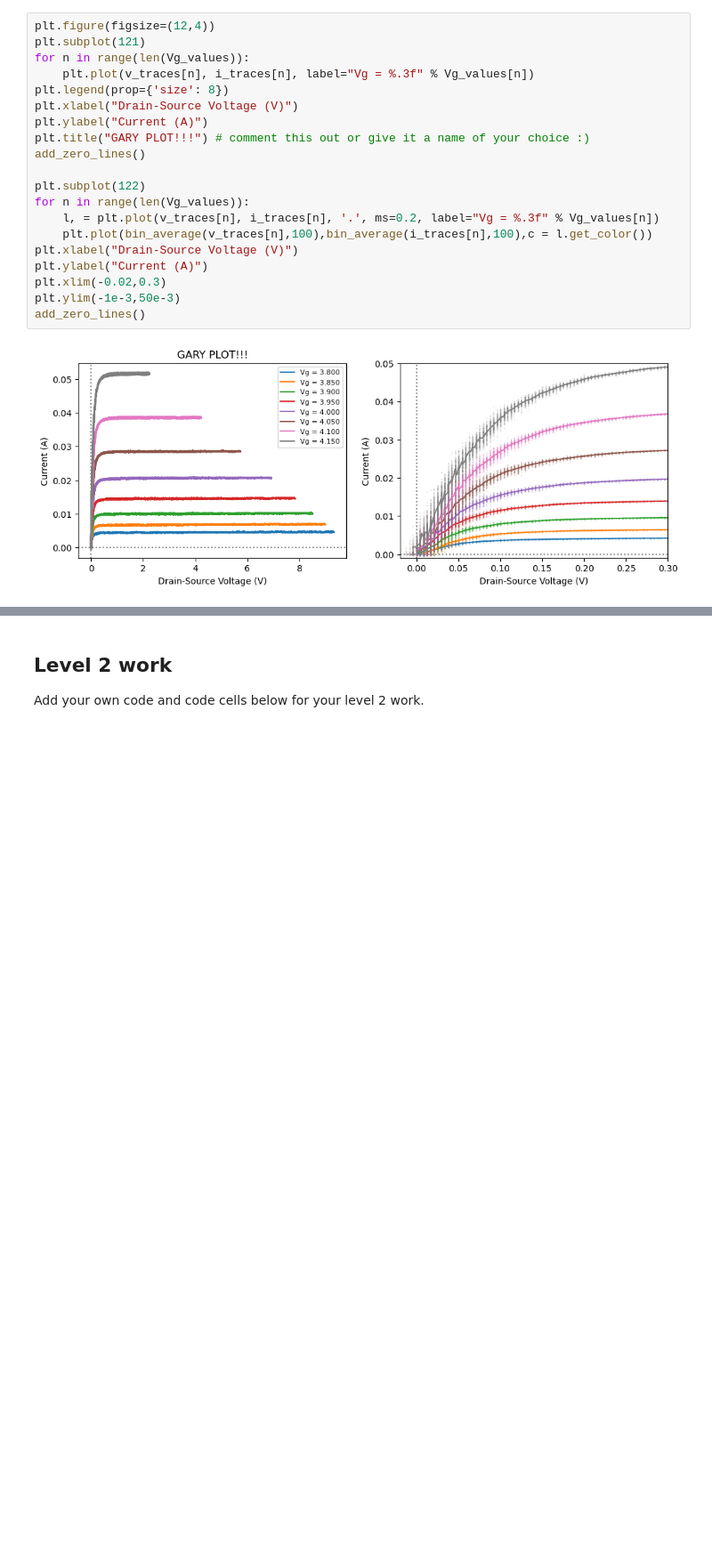
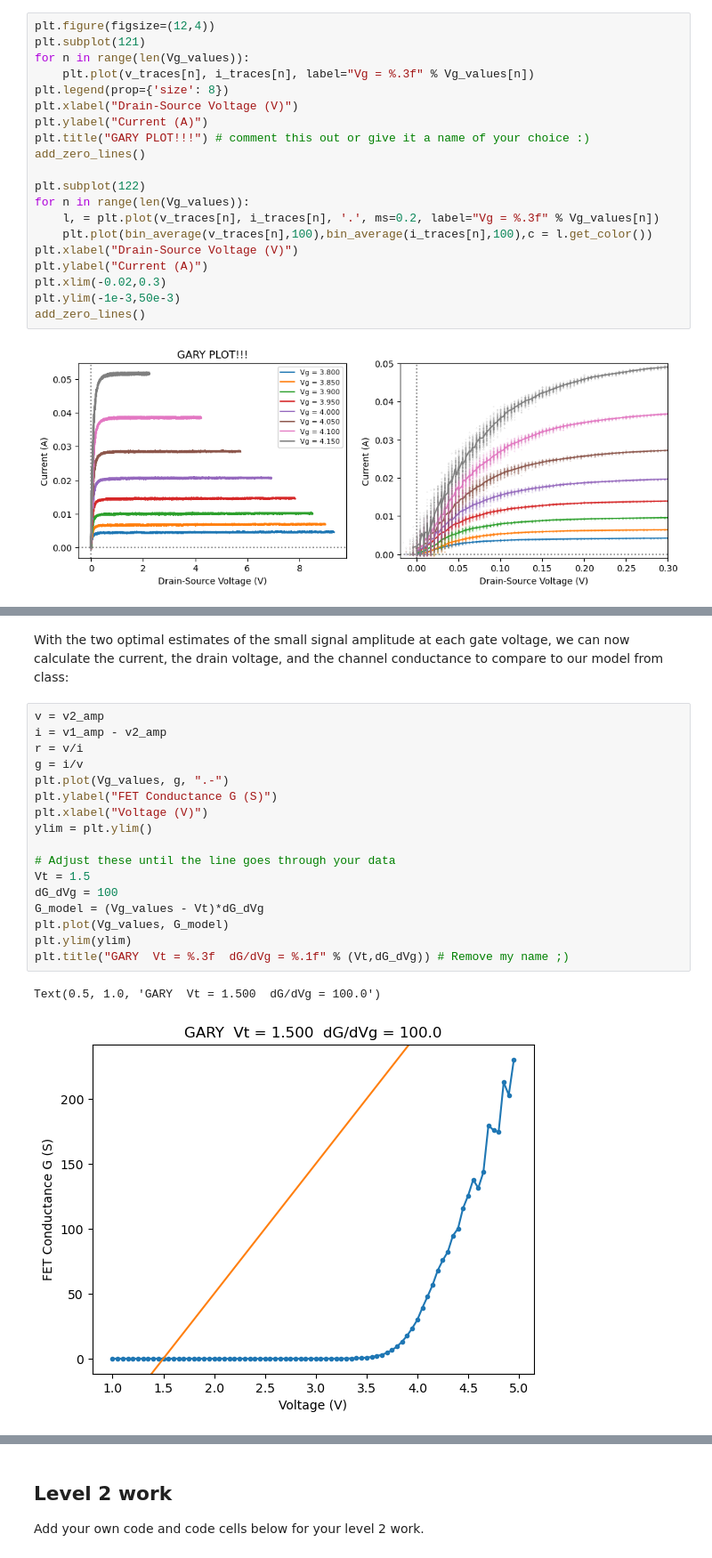
Before and after one commit to SHoogeman/Snaar-Proef, a Jupyter notebook: lab session notebooks/TN2211 Session 08.ipynb, the cells around one changed output, grey strips where cells are left out. Shown at 89% size. Drawn from its saved outputs; the diff is of its cells as text; blank space fills up the shorter version.

```diff
--- a/lab session notebooks/TN2211 Session 08.ipynb
+++ b/lab session notebooks/TN2211 Session 08.ipynb
@@ -509,0 +330,22 @@ plt.show()
+# %% [markdown]
+With the two optimal estimates of the small signal amplitude at each gate voltage, we can now calculate the current, the drain voltage, and the channel conductance to compare to our model from class:
+# %%
+v = v2_amp
+i = v1_amp - v2_amp
+r = v/i
+g = i/v
+plt.plot(Vg_values, g, ".-")
+plt.ylabel("FET Conductance G (S)")
+plt.xlabel("Voltage (V)")
+ylim = plt.ylim()
+
+# Adjust these until the line goes through your data
+Vt = 1.5
+dG_dVg = 100
+G_model = (Vg_values - Vt)*dG_dVg
+plt.plot(Vg_values, G_model)
+plt.ylim(ylim)
+plt.title("GARY  Vt = %.3f  dG/dVg = %.1f" % (Vt,dG_dVg)) # Remove my name ;)
+# %% [output]
+Text(0.5, 1.0, 'GARY  Vt = 1.500  dG/dVg = 100.0')
+[figure, added]
```
Also changed, not shown: parts of 60 cells of this notebook.
